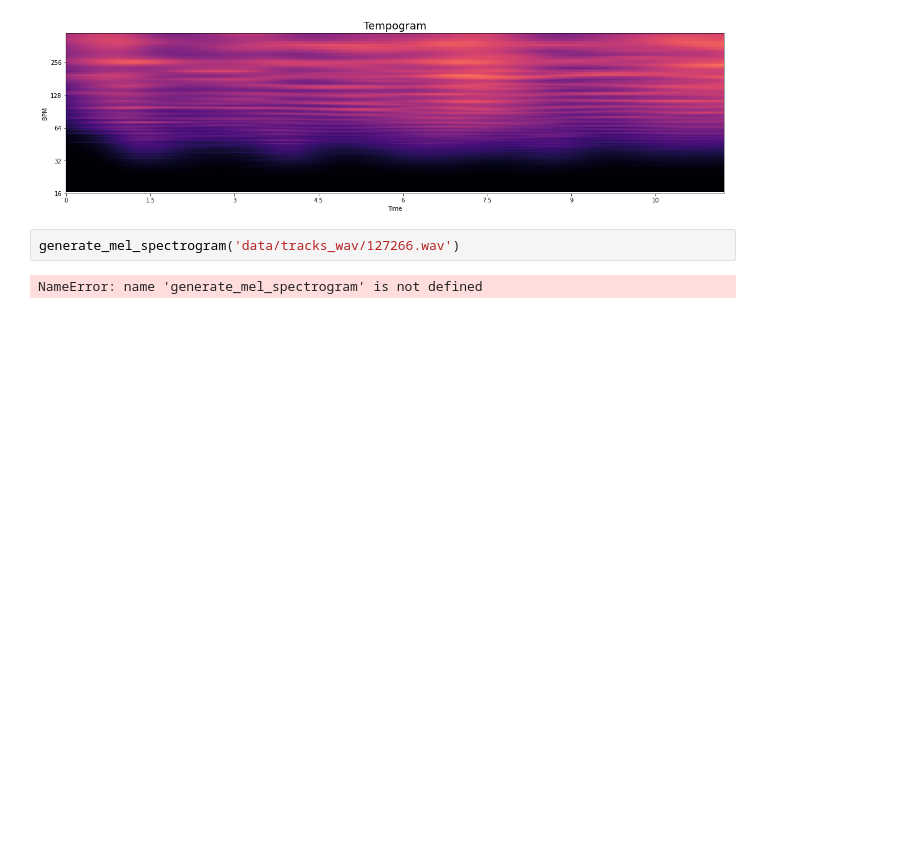
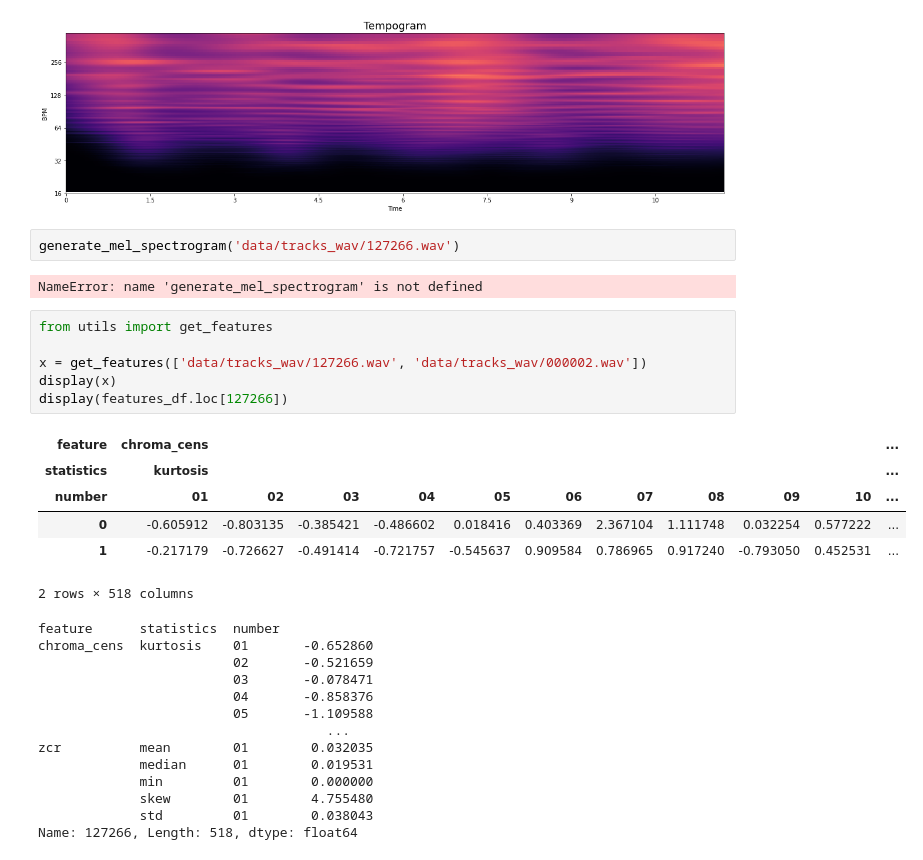
Before and after one commit to ThetaRangers/ML, a Jupyter notebook: test.ipynb, the cells around one changed output. Drawn from its saved outputs; the diff is of its cells as text; blank space fills up the shorter version.

```diff
--- a/test.ipynb
+++ b/test.ipynb
@@ -186,3 +152,29 @@ plot_tempogram('data/tracks_wav/127266.wav')
 generate_mel_spectrogram('data/tracks_wav/127266.wav')
 # %% [output]
 NameError: name 'generate_mel_spectrogram' is not defined
+# %%
+from utils import get_features
+
+x = get_features(['data/tracks_wav/127266.wav', 'data/tracks_wav/000002.wav'])
+display(x)
+display(features_df.loc[127266])
+# %% [output]
+| feature | chroma_cens |  |  |  |  |  |  |  |  |  | ... |
+| statistics | kurtosis |  |  |  |  |  |  |  |  |  | ... |
+| number | 01 | 02 | 03 | 04 | 05 | 06 | 07 | 08 | 09 | 10 | ... |
+| 0 | -0.605912 | -0.803135 | -0.385421 | -0.486602 | 0.018416 | 0.403369 | 2.367104 | 1.111748 | 0.032254 | 0.577222 | ... |
+| 1 | -0.217179 | -0.726627 | -0.491414 | -0.721757 | -0.545637 | 0.909584 | 0.786965 | 0.917240 | -0.793050 | 0.452531 | ... |
+2 rows × 518 columns
+feature      statistics  number
+chroma_cens  kurtosis    01       -0.652860
+                         02       -0.521659
+                         03       -0.078471
+                         04       -0.858376
+                         05       -1.109588
+                                     ...
+zcr          mean        01        0.032035
+             median      01        0.019531
+             min         01        0.000000
+             skew        01        4.755480
+             std         01        0.038043
+Name: 127266, Length: 518, dtype: float64
```
Also changed, not shown: parts of 2 cells of this notebook, 2 other files.
